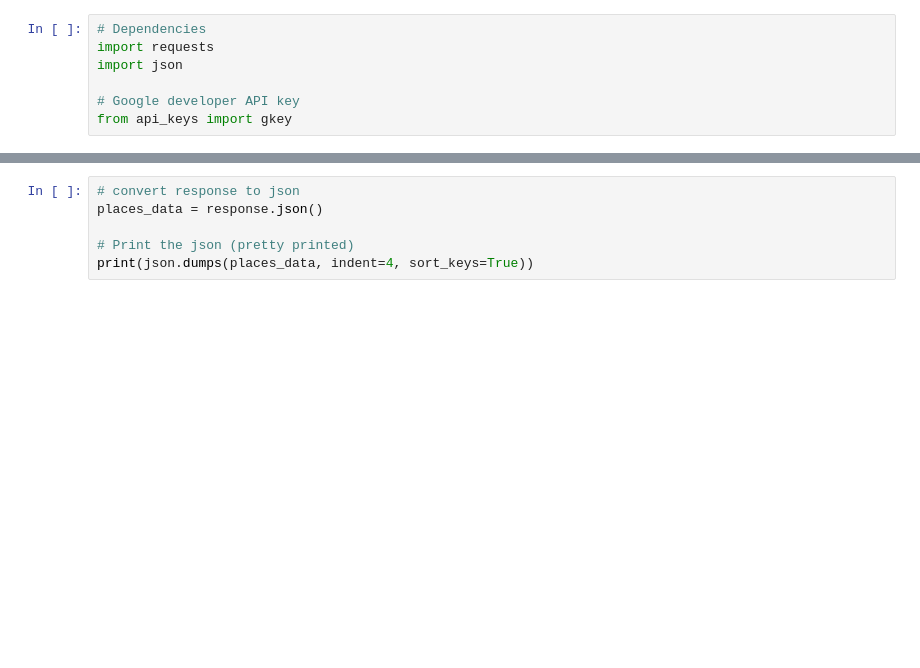
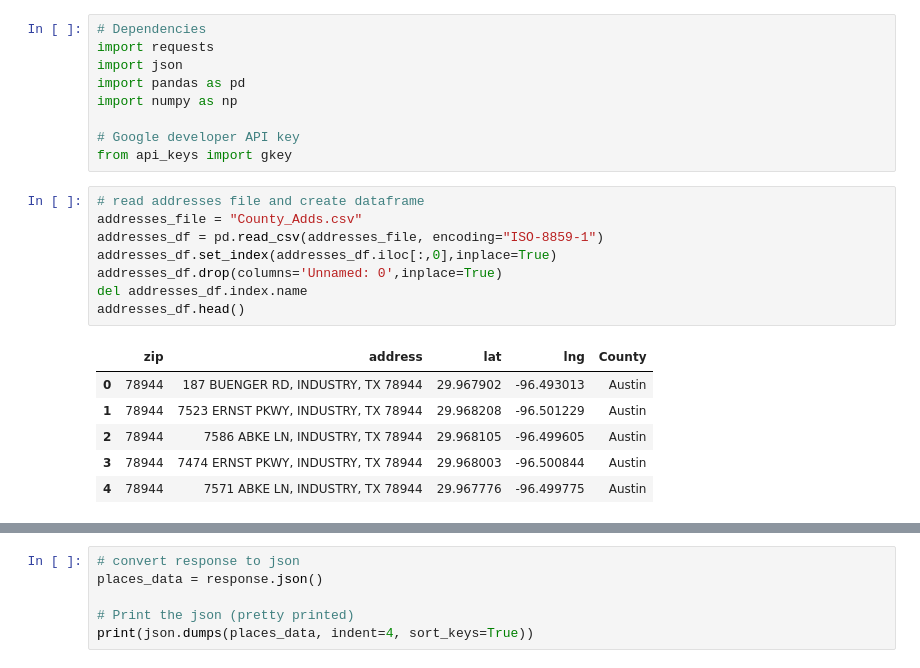
Before and after one commit to Axemen/Houston_Housing, a Jupyter notebook: notebooks/google_places.ipynb, the cells around one changed output, grey strips where cells are left out. Cells and saved outputs as stored; diff of their text form; blank space fills up the shorter version.

```diff
--- a/notebooks/google_places.ipynb
+++ b/notebooks/google_places.ipynb
@@ -2,6 +2,23 @@
 # Dependencies
 import requests
 import json
+import pandas as pd
+import numpy as np
 
 # Google developer API key
 from api_keys import gkey
+# %%
+# read addresses file and create dataframe
+addresses_file = "County_Adds.csv"
+addresses_df = pd.read_csv(addresses_file, encoding="ISO-8859-1")
+addresses_df.set_index(addresses_df.iloc[:,0],inplace=True)
+addresses_df.drop(columns='Unnamed: 0',inplace=True)
+del addresses_df.index.name
+addresses_df.head()
+# %% [output]
+|  | zip | address | lat | lng | County |
+| 0 | 78944 | 187 BUENGER RD, INDUSTRY, TX 78944 | 29.967902 | -96.493013 | Austin |
+| 1 | 78944 | 7523 ERNST PKWY, INDUSTRY, TX 78944 | 29.968208 | -96.501229 | Austin |
+| 2 | 78944 | 7586 ABKE LN, INDUSTRY, TX 78944 | 29.968105 | -96.499605 | Austin |
+| 3 | 78944 | 7474 ERNST PKWY, INDUSTRY, TX 78944 | 29.968003 | -96.500844 | Austin |
+| 4 | 78944 | 7571 ABKE LN, INDUSTRY, TX 78944 | 29.967776 | -96.499775 | Austin |
```
Also changed, not shown: parts of 3 cells of this notebook.
